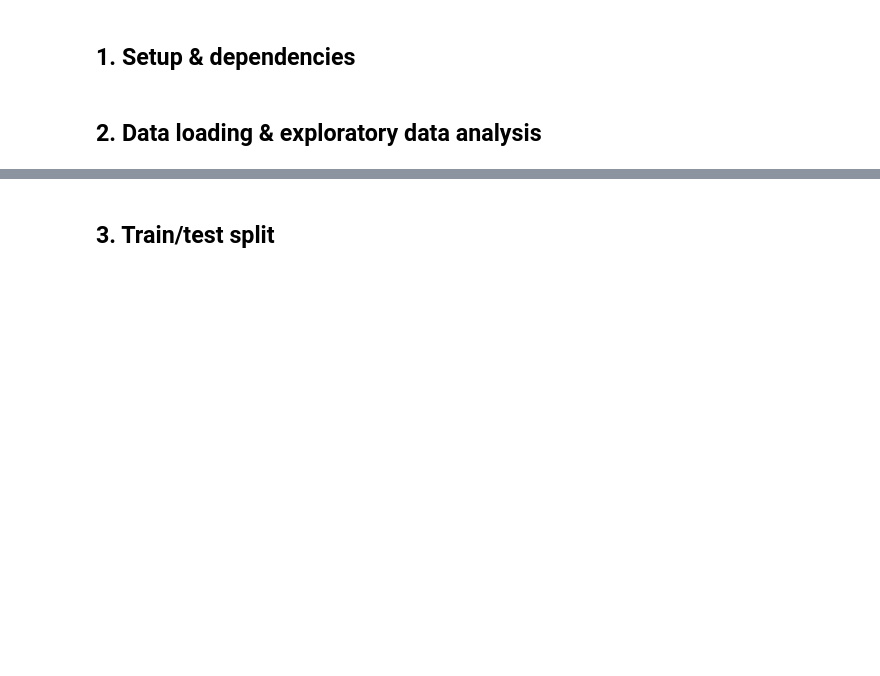
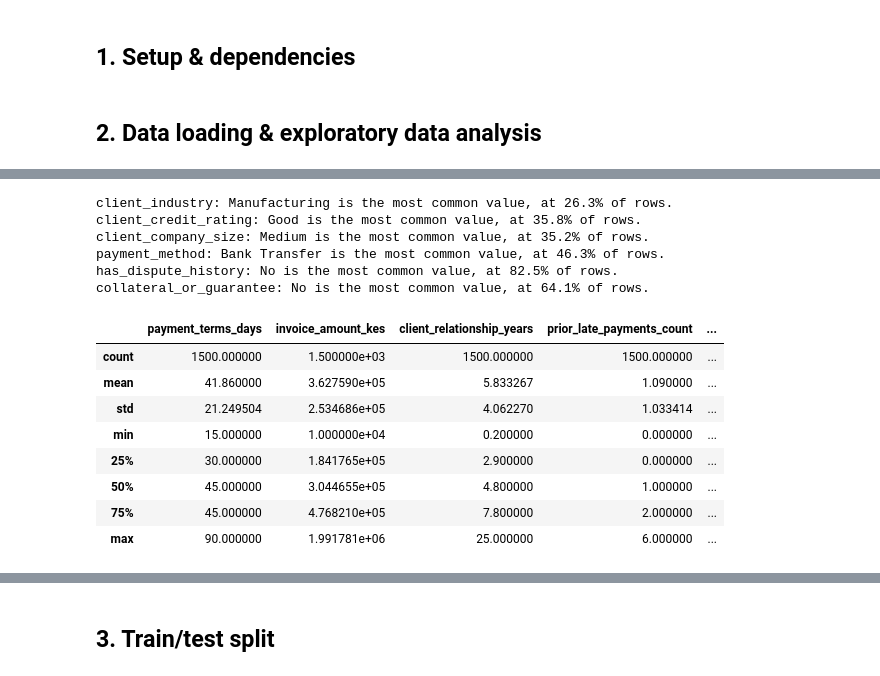
Before and after one commit to tanuiivy/bbt4106-202604-D4-classification, a Jupyter notebook: bbt4106_202604_D4_classification.ipynb, the cells around one changed output, grey strips where cells are left out. Saved outputs shown, nothing was run; the diff lists cells and outputs as text; code cells hidden in the pictures; blank space fills up the shorter version.

```diff
--- a/bbt4106_202604_D4_classification.ipynb
+++ b/bbt4106_202604_D4_classification.ipynb
@@ -7,2 +10,37 @@
+# %%
+# Setup & Dependencies
+import pandas as pd
+import numpy as np
+import matplotlib.pyplot as plt
+import seaborn as sns
+from scipy import stats
+from sklearn.model_selection import train_test_split
+import urllib.request
+import os
+
+
+# Display settings
+pd.set_option('display.max_columns', None)
+pd.set_option('display.width', None)
+sns.set_style('whitegrid')
+
+TARGET = 'payment_risk_category'
 # %% [markdown]
 ## 2. Data loading & exploratory data analysis
+# %%
+# Load the dataset
+dataset_path = './data/invoice_payment_risk.csv'
+url = 'https://raw.githubusercontent.com/tanuiivy/bbt4106-202604-D4-classification/refs/heads/main/invoice_payment_risk.csv'
+
+if not os.path.exists(dataset_path):
+    print("Downloading dataset...")
+    if not os.path.exists('./data'):
+        os.makedirs('./data')
+    urllib.request.urlretrieve(url, dataset_path)
+    print("Dataset downloaded✅ ")
+else:
+    print("Dataset already exists locally✅ ")
+
+invoice_data = pd.read_csv(dataset_path, encoding='utf-8')
+print(f"Shape: {invoice_data.shape[0]} rows, {invoice_data.shape[1]} columns")
+invoice_data.head()
@@ -8,0 +155,29 @@
+# %%
+for col in categorical_cols:
+    top_category = invoice_data[col].value_counts().idxmax()
+    top_pct = invoice_data[col].value_counts(normalize=True).max() * 100
+    print(f"{col}: {top_category} is the most common value, at {top_pct:.1f}% of rows.")
+# %% [output]
+client_industry: Manufacturing is the most common value, at 26.3% of rows.
+client_credit_rating: Good is the most common value, at 35.8% of rows.
+client_company_size: Medium is the most common value, at 35.2% of rows.
+payment_method: Bank Transfer is the most common value, at 46.3% of rows.
+has_dispute_history: No is the most common value, at 82.5% of rows.
+collateral_or_guarantee: No is the most common value, at 64.1% of rows.
+# %%
+numeric_cols = ['payment_terms_days', 'invoice_amount_kes', 'client_relationship_years',
+                 'prior_late_payments_count', 'discount_offered_pct',
+                 'days_outstanding_avg_historical', 'guarantee_value_kes',
+                 'economic_sector_growth_rate_pct']
+
+invoice_data[numeric_cols].describe()
+# %% [output]
+|  | payment_terms_days | invoice_amount_kes | client_relationship_years | prior_late_payments_count | ... |
+| count | 1500.000000 | 1.500000e+03 | 1500.000000 | 1500.000000 | ... |
+| mean | 41.860000 | 3.627590e+05 | 5.833267 | 1.090000 | ... |
+| std | 21.249504 | 2.534686e+05 | 4.062270 | 1.033414 | ... |
+| min | 15.000000 | 1.000000e+04 | 0.200000 | 0.000000 | ... |
+| 25% | 30.000000 | 1.841765e+05 | 2.900000 | 0.000000 | ... |
+| 50% | 45.000000 | 3.044655e+05 | 4.800000 | 1.000000 | ... |
+| 75% | 45.000000 | 4.768210e+05 | 7.800000 | 2.000000 | ... |
+| max | 90.000000 | 1.991781e+06 | 25.000000 | 6.000000 | ... |
```
Also changed, not shown: parts of 29 cells of this notebook.
